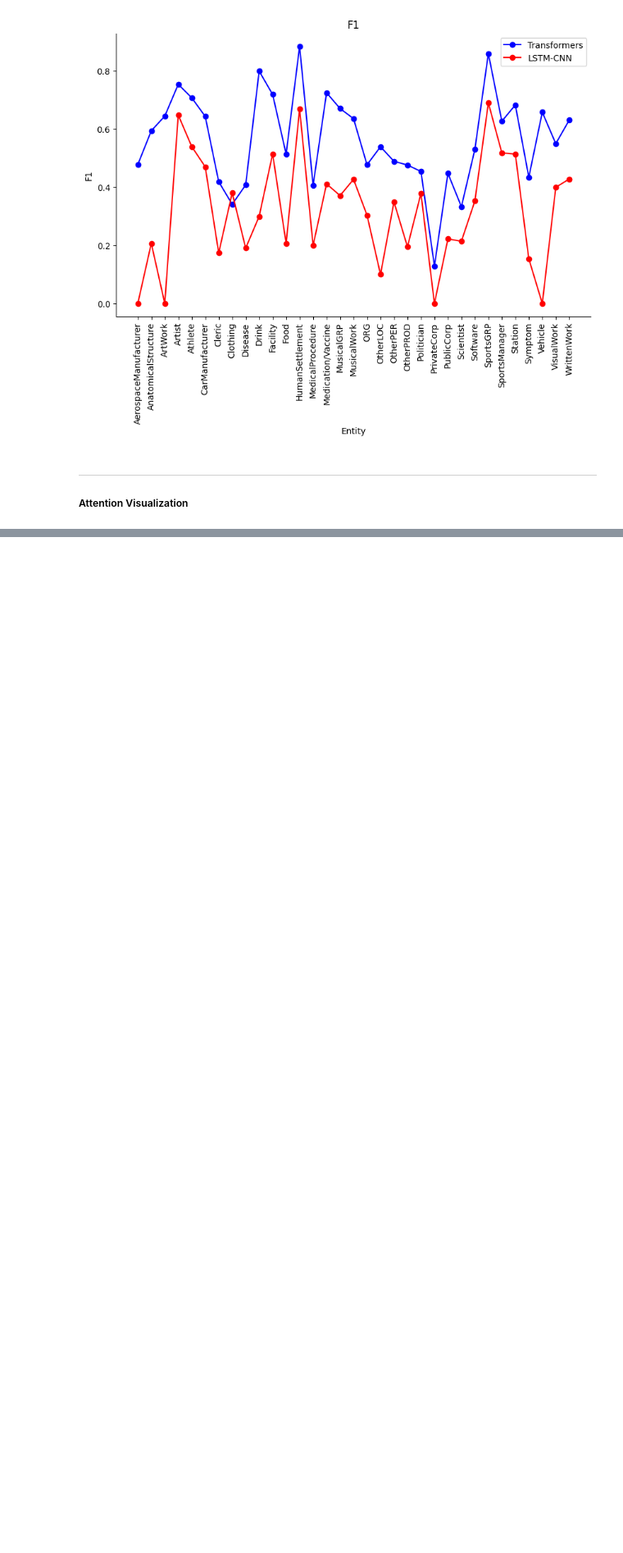
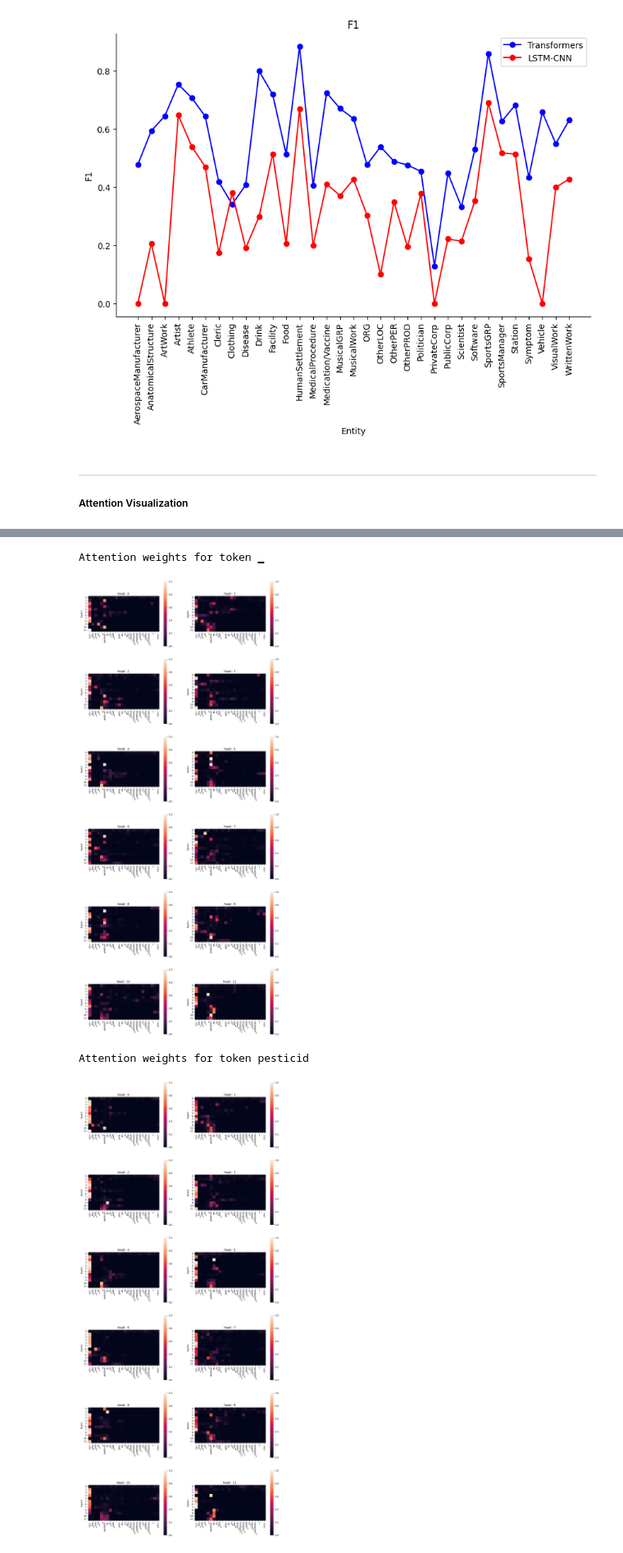
Before and after one commit to Nid989/IDAML2_Project, a Jupyter notebook: idaml2_project.ipynb, the cells around one changed output, grey strips where cells are left out. Shown at 82% size. Saved outputs shown, nothing was run; the diff lists cells and outputs as text; code cells hidden in the pictures; blank space fills up the shorter version.

```diff
--- a/idaml2_project.ipynb
+++ b/idaml2_project.ipynb
@@ -1913,0 +1959,11 @@ Attention weights for token ik
+# %%
+plot_attentions(sample_text,
+                target_word,
+                model=model,
+                tokenizer=tokenizer,
+                aggregate_heads=False)
+# %% [output]
+Attention weights for token ▁
+[figure, added]
+Attention weights for token pesticid
+[figure, added]
```
Also changed, not shown: parts of 21 cells of this notebook.
